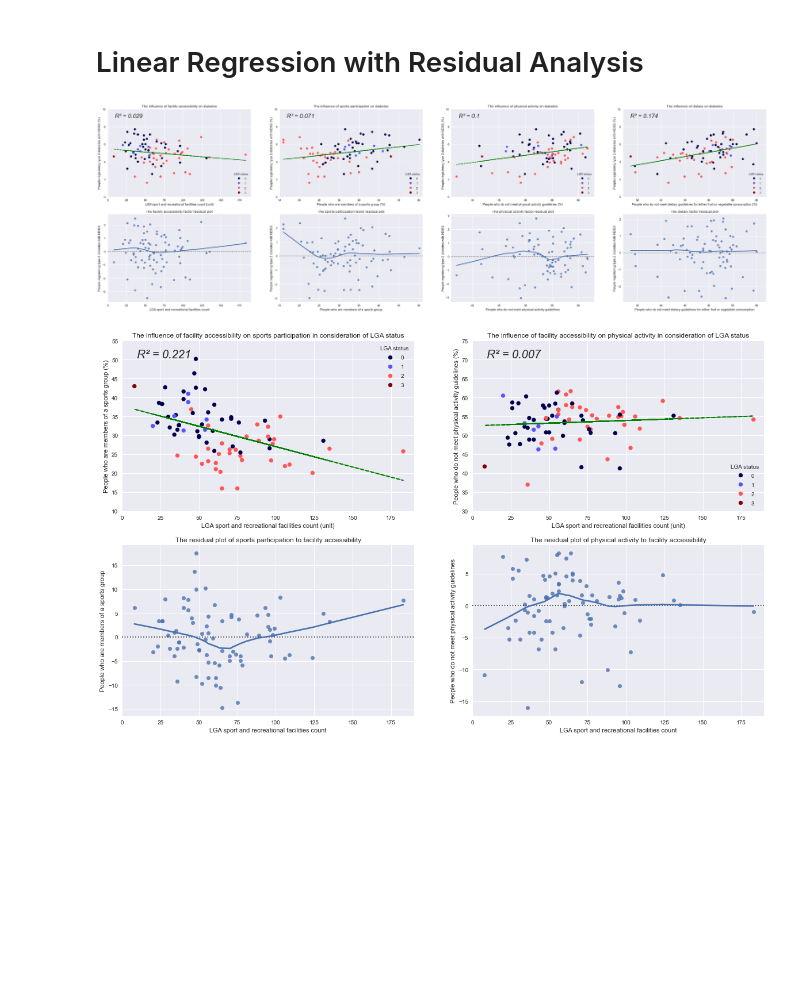
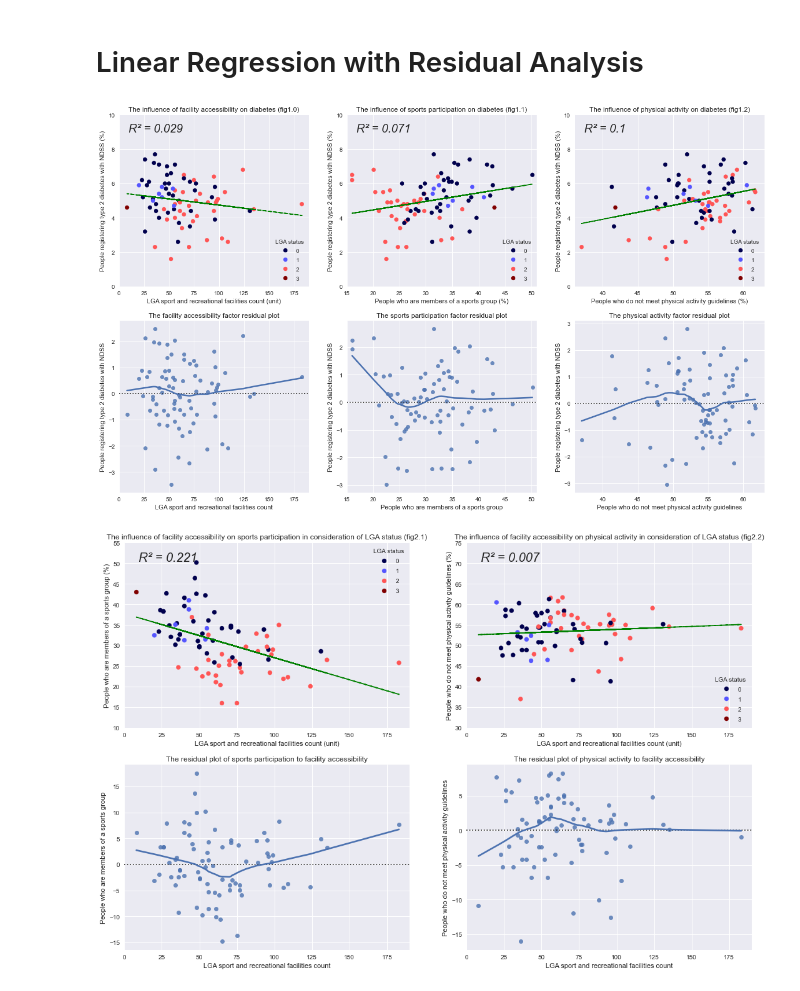
Before and after one commit to yipp-217/diabetes-in-victoria, a Jupyter notebook: Script/analysis-regression.ipynb, the cells around one changed output. Cells and saved outputs as stored; diff of their text form; code cells hidden in the pictures; blank space fills up the shorter version.

Commit message:
Update analyses
an updated version of the analysis script which focus on sporting and physical activity factors, with the facility unit count. 🧗

```diff
--- a/Script/analysis-regression.ipynb
+++ b/Script/analysis-regression.ipynb
@@ -50,7 +50,7 @@ for i in db[factor['status']]:
 db['colour'] = colour
 # %%
 # NDSS diabetes scatter plot with four factors
-fig_ndss, ((ax0, ax1, ax2, ax3), (ax4, ax5, ax6, ax7)) = plt.subplots(2, 4, figsize=(40, 12))
+fig_ndss, ((ax0, ax1, ax2), (ax4, ax5, ax6)) = plt.subplots(2, 3, figsize=(20, 12))
 
 # ====================================== #
 # (1) NDSS diabetes v. facility count
@@ -58,7 +58,7 @@ scatter = ax0.scatter(
                     x=db[factor['facility']],
                     y=db[factor['dndss']],
                     c=db['colour'],cmap='seismic');
-ax0.set(title="The influence of facility accessibility on diabetes",
+ax0.set(title="The influence of facility accessibility on diabetes (fig1.0)",
        xlabel=factor['facility']+' (unit)',
        ylabel=factor['dndss']+' (%)');
 ax0.legend(*scatter.legend_elements(), title='LGA status', loc='lower right')
@@ -89,7 +89,7 @@ scatter = ax1.scatter(
                     x=db[factor['sport']],
                     y=db[factor['dndss']],
                     c=db['colour'],cmap='seismic');
-ax1.set(title="The influence of sports participation on diabetes",
+ax1.set(title="The influence of sports participation on diabetes (fig1.1)",
        xlabel=factor['sport']+' (%)',
        ylabel=factor['dndss']+' (%)');
 ax1.legend(*scatter.legend_elements(), title='LGA status', loc='lower right')
@@ -120,69 +120,69 @@ scatter = ax2.scatter(
                     x=db[factor['physical']],
                     y=db[factor['dndss']],
                     c=db['colour'],cmap='seismic');
-ax2.set(title="The influence of physical activity on diabetes",
+ax2.set(title="The influence of physical activity on diabetes (fig1.2)",
        xlabel=factor['physical']+' (%)',
        ylabel=factor['dndss']+' (%)');
 ax2.legend(*scatter.legend_elements(), title='LGA status', loc='lower right')
 ax2.set_ylim([0,10]);
 ax2.set_xlim([36,63]);
 
 # - Linear Regression for ax2 ---------- #
 x=np.array(db[factor['physical']])
 y=np.array(db[factor['dndss']])
 
 correlation_matrix = np.corrcoef(x, y)
 correlation_xy = correlation_matrix[0,1]
 r_squared = round(correlation_xy**2, 3)
 
 ax2.text(0.05, 0.90, u"R\u00b2 = " + str(r_squared), style='italic', fontsize=20, transform=ax2.transAxes)
 
 m, b = np.polyfit(x, y, 1)
 ax2.plot(x, m*x + b, c='g', linestyle='--')
 
 # residuals analysis ------------------- #
 ax6.set(title="The physical activity factor residual plot");
 ax6.set_xlim([36,63]);
 sns.residplot(x=db[factor['physical']], y=db[factor['dndss']], lowess=True, ax=ax6)
 
 # ====================================== #
-# (4) NDSS diabetes v. dietary guidelines
-scatter = ax3.scatter(
-                    x=db[factor['dietary']],
-                    y=db[factor['dndss']],
-                    c=db['colour'],cmap='seismic');
-ax3.set(title="The influence of dietary on diabetes",
-       xlabel=factor['dietary']+' (%)',
-       ylabel=factor['dndss']+' (%)');
-ax3.legend(*scatter.legend_elements(), title='LGA status', loc='lower right')
-ax3.set_ylim([0,10]);
-ax3.set_xlim([32,62]);
+# # (4) NDSS diabetes v. dietary guidelines
+# scatter = ax3.scatter(
+#                     x=db[factor['dietary']],
+#                     y=db[factor['dndss']],
+#                     c=db['colour'],cmap='seismic');
+# ax3.set(title="The influence of dietary on diabetes",
+#        xlabel=factor['dietary']+' (%)',
+#        ylabel=factor['dndss']+' (%)');
+# ax3.legend(*scatter.legend_elements(), title='LGA status', loc='lower right')
+# ax3.set_ylim([0,10]);
+# ax3.set_xlim([32,62]);
 
-# - Linear Regression for ax3 ---------- #
-x=np.array(db[factor['dietary']])
-y=np.array(db[factor['dndss']])
+# # - Linear Regression for ax3 ---------- #
+# x=np.array(db[factor['dietary']])
+# y=np.array(db[factor['dndss']])
 
-correlation_matrix = np.corrcoef(x, y)
-correlation_xy = correlation_matrix[0,1]
-r_squared = round(correlation_xy**2, 3)
+# correlation_matrix = np.corrcoef(x, y)
+# correlation_xy = correlation_matrix[0,1]
+# r_squared = round(correlation_xy**2, 3)
 
-ax3.text(0.05, 0.90, u"R\u00b2 = " + str(r_squared), style='italic', fontsize=20, transform=ax3.transAxes)
+# ax3.text(0.05, 0.90, u"R\u00b2 = " + str(r_squared), style='italic', fontsize=20, transform=ax3.transAxes)
 
-m, b = np.polyfit(x, y, 1)
-ax3.plot(x, m*x + b, c='g', linestyle='--')
+# m, b = np.polyfit(x, y, 1)
+# ax3.plot(x, m*x + b, c='g', linestyle='--')
 
-# residuals analysis ------------------- #
-ax7.set(title="The dietary factor residual plot");
-ax7.set_xlim([32,62]);
-sns.residplot(x=db[factor['dietary']], y=db[factor['dndss']], lowess=True, ax=ax7)
+# # residuals analysis ------------------- #
+# ax7.set(title="The dietary factor residual plot");
+# ax7.set_xlim([32,62]);
+# sns.residplot(x=db[factor['dietary']], y=db[factor['dndss']], lowess=True, ax=ax7)
 
 # ====================================== #
-fig_ndss.savefig("analysis-plot-diabetes.png")
+fig_ndss.savefig("Figure1-diabetes_with_factors.png")
 # %% [output]
-[figure, old version]
+[figure, new version]
 # %%
 # Facility count influencing other factors
-fig_facility, ((ax0, ax1), (ax2, ax3)) = plt.subplots(nrows=2, ncols=2, figsize=(20, 12))
+fig_facility, ((ax0, ax1), (ax2, ax3)) = plt.subplots(nrows=2, ncols=2, figsize=(18, 12))
 
 # ====================================== #
 # NDSS diabetes v. sports participation
@@ -190,7 +190,7 @@ scatter = ax0.scatter(
                     x=db[factor['facility']],
                     y=db[factor['sport']],
                     c=db['colour'],cmap='seismic');
-ax0.set(title="The influence of facility accessibility on sports participation in consideration of LGA status",
+ax0.set(title="The influence of facility accessibility on sports participation in consideration of LGA status (fig2.1)",
        xlabel=factor['facility']+' (unit)',
        ylabel=factor['sport']+' (%)');
 ax0.legend(*scatter.legend_elements(), title='LGA status', loc='upper right')
@@ -219,7 +219,7 @@ scatter = ax1.scatter(
                     x=db[factor['facility']],
                     y=db[factor['physical']],
                     c=db['colour'],cmap='seismic');
-ax1.set(title="The influence of facility accessibility on physical activity in consideration of LGA status",
+ax1.set(title="The influence of facility accessibility on physical activity in consideration of LGA status (fig2.2)",
        xlabel=factor['facility']+' (unit)',
        ylabel=factor['physical']+' (%)');
 ax1.legend(*scatter.legend_elements(), title='LGA status', loc='lower right')
@@ -243,6 +243,6 @@ ax3.set_xlim([0,190]);
 sns.residplot(x=db[factor['facility']], y=db[factor['physical']], lowess=True, ax=ax3)
 
 # ====================================== #
-fig_facility.savefig("analysis-plot-facility.png")
+fig_facility.savefig("Figure2-facility_to_sporting_and_physical.png")
 # %% [output]
-[figure, old version]
+[figure, new version]
```
Also changed, not shown: 1 other file.
